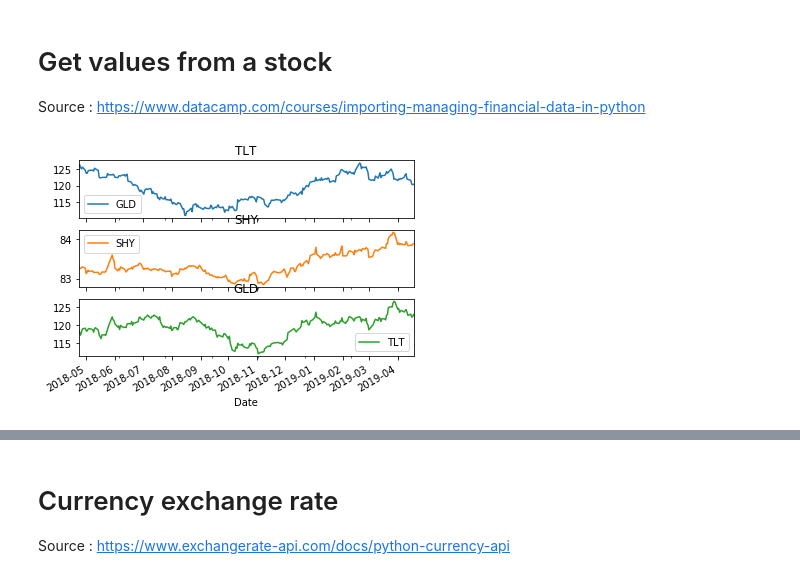
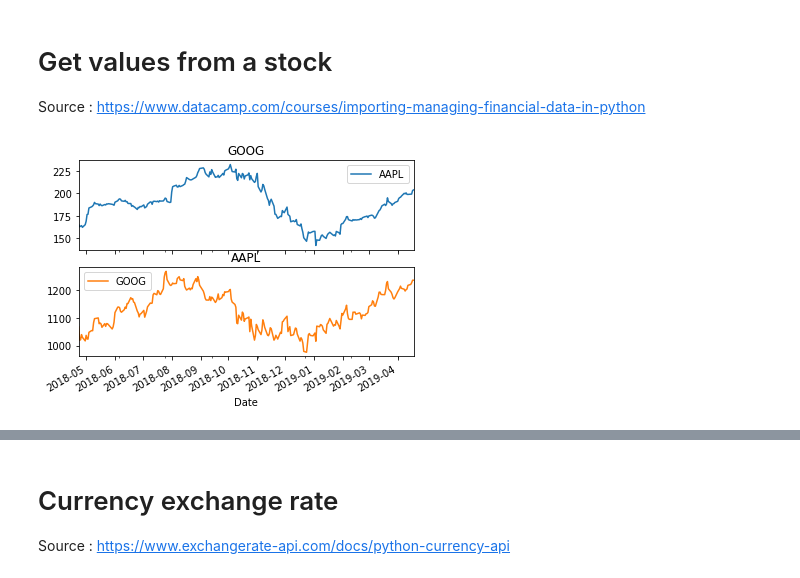
Before and after one commit to jbraure/Python_for_Finance, a Jupyter notebook: Python for Finance.ipynb, the cells around one changed output, grey strips where cells are left out. Saved outputs shown, nothing was run; the diff lists cells and outputs as text; code cells hidden in the pictures.

Commit message:
plots : WTF ? swapped labels...

```diff
--- a/Python for Finance.ipynb
+++ b/Python for Finance.ipynb
@@ -23,18 +23,18 @@ Source : https://www.datacamp.com/courses/importing-managing-financial-data-in-p
 # %%
 import pandas as pd
 import matplotlib.pyplot as plt
 from datetime import date
 from pandas_datareader.data import DataReader
 
 start = date(2018,4,21)
 end = date(2019,4,21)
-tickers = ['TLT', 'SHY', 'GLD'] #'BTC-USD'
+tickers = ['GOOG', 'AAPL'] #'BTC-USD'
 data_source = 'yahoo'
 stock_data = DataReader(tickers, data_source, start, end)
 stock_data.tail()
 stock_data['Close'].plot(title=tickers, subplots=True)
 plt.show()
 latest = stock_data.tail(1)
 latest
 # %% [output]
-[figure, old version]
+[figure, new version]
```
Also changed, not shown: parts of 1 cell of this notebook.
